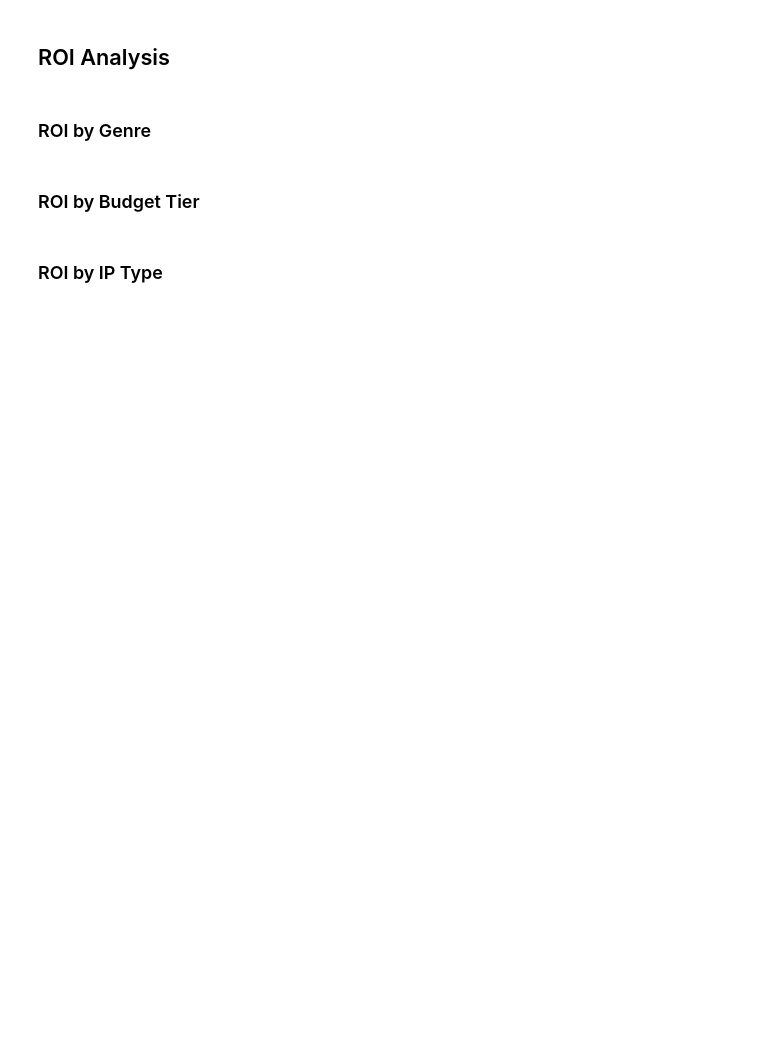
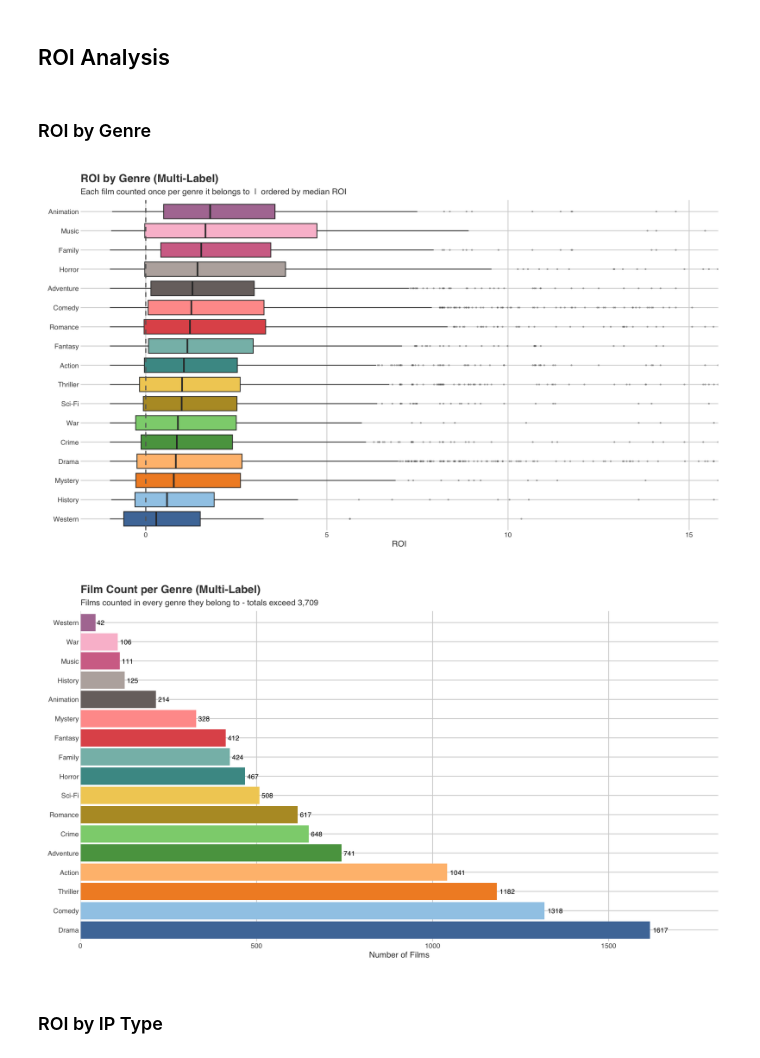
Before and after one commit to theoauyeung/Bayesian-Portfolio-Optimization-for-Studio-Film-Strategy, a Jupyter notebook: scripts/EDA/eda.ipynb, the cells around one changed output. Drawn from its saved outputs; the diff is of its cells as text; code cells hidden in the pictures; blank space fills up the shorter version.

```diff
--- a/scripts/EDA/eda.ipynb
+++ b/scripts/EDA/eda.ipynb
@@ -154,33 +167,34 @@ genre_order <- genre_long %>%
 
 genre_long %>%
   mutate(genre = factor(genre, levels = genre_order)) %>%
   ggplot(aes(x = roi, y = genre, fill = genre)) +
   geom_boxplot(outlier.size = 0.6, outlier.alpha = 0.3, show.legend = FALSE) +
   geom_vline(xintercept = 0, linetype = 'dashed', color = 'grey40', linewidth = 0.8) +
   coord_cartesian(xlim = c(-1, 15)) +
   scale_fill_tableau(palette = 'Tableau 20') +
   labs(
     title = 'ROI by Genre (Multi-Label)',
     subtitle = 'Each film counted once per genre it belongs to  |  ordered by median ROI',
     x = 'ROI',
     y = NULL
   )
 
 # Film counts per genre
 genre_long %>%
   count(genre, name = 'films') %>%
   arrange(desc(films)) %>%
   mutate(genre = factor(genre, levels = genre)) %>%
   ggplot(aes(x = films, y = genre, fill = genre)) +
   geom_col(show.legend = FALSE) +
   geom_text(aes(label = films), hjust = -0.2, size = 3.5) +
   scale_x_continuous(expand = expansion(mult = c(0, 0.12))) +
   scale_fill_tableau(palette = 'Tableau 20') +
   labs(
     title = 'Film Count per Genre (Multi-Label)',
-    subtitle = 'Films counted in every genre they belong to — totals exceed 3,709',
+    subtitle = 'Films counted in every genre they belong to - totals exceed 3,709',
     x = 'Number of Films',
     y = NULL
   )
+# %% [output]
+[figure, added]
+[figure, added]
-# %% [markdown]
-### ROI by Budget Tier
```
Also changed, not shown: parts of 17 cells of this notebook.
